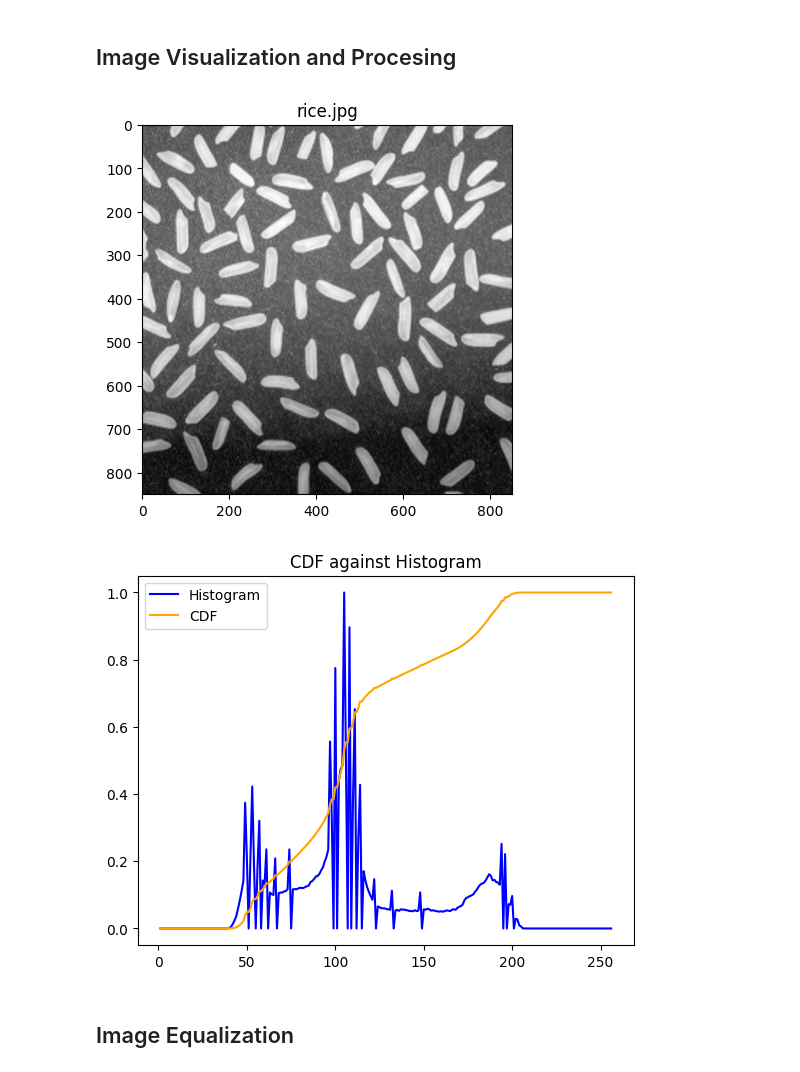
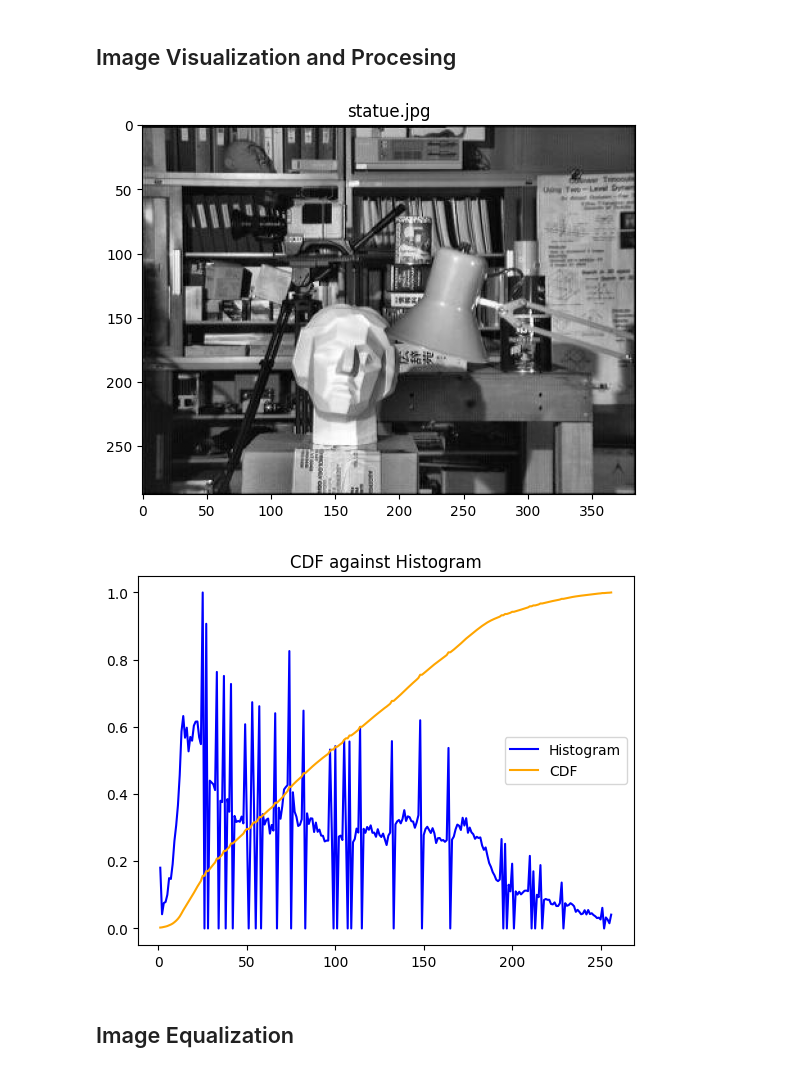
Before and after one commit to gusanitor8/CompVision_Lab1, a Jupyter notebook: inciso1.ipynb, the cells around one changed output. Cells and saved outputs as stored; diff of their text form; code cells hidden in the pictures.

```diff
--- a/inciso1.ipynb
+++ b/inciso1.ipynb
@@ -27,15 +27,15 @@ def equalize_image(image, normalized_cdf: np.ndarray):
 # %% [markdown]
 ## Image Visualization and Procesing
 # %%
-image = io.imread('images/rice.jpg', as_gray=True)
+image = io.imread('images/statue.jpg', as_gray=True)
 image = to_255(image)
 
 plt.figure()
 plt.imshow(image, cmap='grey')
-plt.title("rice.jpg")
+plt.title("statue.jpg")
 plt.show()
 # %% [output]
-[figure, old version]
+[figure, new version]
 # %%
 hist, bins = do_histogram(image)
 # We compute the CDF
@@ -52,7 +52,7 @@ plt.title('CDF against Histogram')
 plt.legend()
 plt.show()
 # %% [output]
-[figure, old version]
+[figure, new version]
 # %% [markdown]
 ## Image Equalization
 # %%
```
Also changed, not shown: parts of 3 cells of this notebook, 4 other files.
